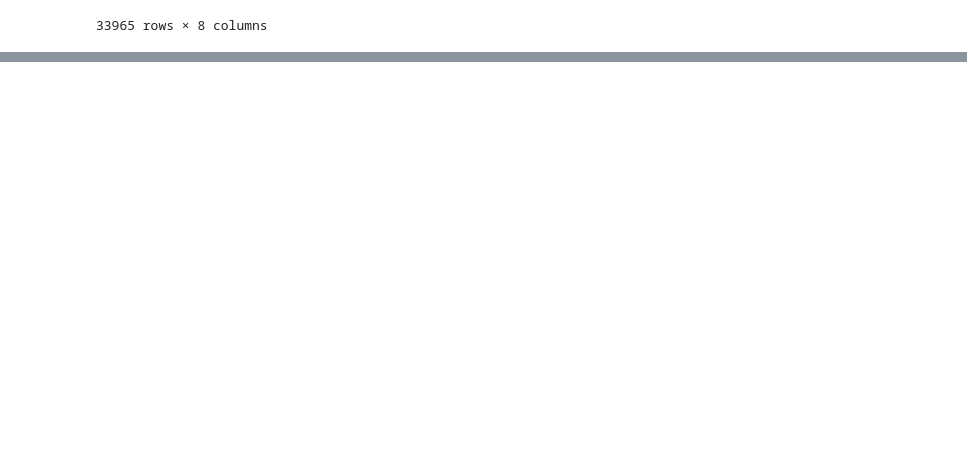
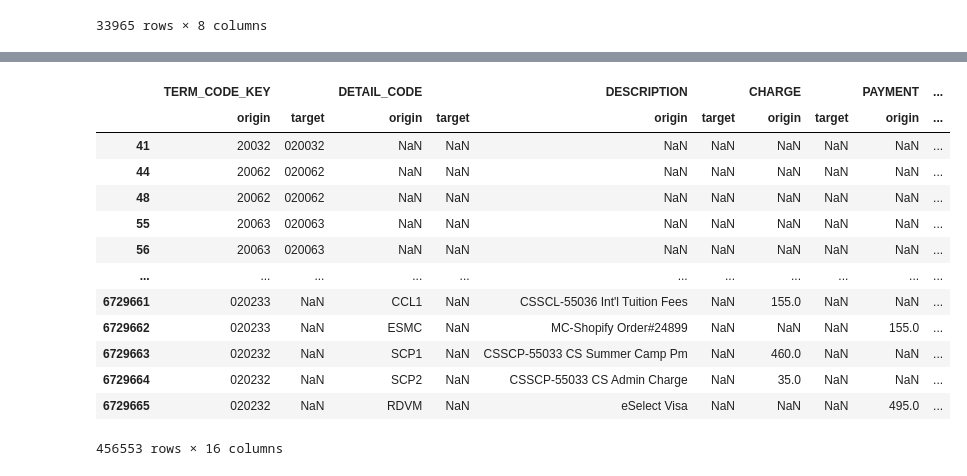
Before and after one commit to JoseTellezRendon/CRM-Validation, a Jupyter notebook: quick_test.ipynb, the cells around one changed output, grey strips where cells are left out. Saved outputs shown, nothing was run; the diff lists cells and outputs as text; code cells hidden in the pictures; blank space fills up the shorter version.

```diff
--- a/quick_test.ipynb
+++ b/quick_test.ipynb
@@ -649,0 +1233,12 @@ acad_hist_validator.origin_rows_not_in_target
+# %%
+cur_validator = Validator(baseline_filepath=baseline_filepath,
+                          validate_filepath=validate_filepath,
+                          column_mapping=column_mapping,
+                          baseline_date_cols=baseline_date_cols,
+                          validate_date_cols=validate_date_cols,
+                          col_id=col_id,
+                          baseline_encoding=baseline_encoding,
+                          validate_encoding=validate_encoding,
+                          unify_text=unify_text,
+                          text_cols=text_cols,
+                         )
@@ -649,0 +1336,17 @@ acad_hist_validator.origin_rows_not_in_target
+# %%
+cur_validator.equality_result[cur_validator.equality_result[('EFFECTIVE_DATE', 'target')].isna()]
+# %% [output]
+|  | TERM_CODE_KEY |  | DETAIL_CODE |  | DESCRIPTION |  | CHARGE |  | PAYMENT | ... |
+|  | origin | target | origin | target | origin | target | origin | target | origin | ... |
+| 41 | 20032 | 020032 | NaN | NaN | NaN | NaN | NaN | NaN | NaN | ... |
+| 44 | 20062 | 020062 | NaN | NaN | NaN | NaN | NaN | NaN | NaN | ... |
+| 48 | 20062 | 020062 | NaN | NaN | NaN | NaN | NaN | NaN | NaN | ... |
+| 55 | 20063 | 020063 | NaN | NaN | NaN | NaN | NaN | NaN | NaN | ... |
+| 56 | 20063 | 020063 | NaN | NaN | NaN | NaN | NaN | NaN | NaN | ... |
+| ... | ... | ... | ... | ... | ... | ... | ... | ... | ... | ... |
+| 6729661 | 020233 | NaN | CCL1 | NaN | CSSCL-55036 Int'l Tuition Fees | NaN | 155.0 | NaN | NaN | ... |
+| 6729662 | 020233 | NaN | ESMC | NaN | MC-Shopify Order#24899 | NaN | NaN | NaN | 155.0 | ... |
+| 6729663 | 020232 | NaN | SCP1 | NaN | CSSCP-55033 CS Summer Camp Pm | NaN | 460.0 | NaN | NaN | ... |
+| 6729664 | 020232 | NaN | SCP2 | NaN | CSSCP-55033 CS Admin Charge | NaN | 35.0 | NaN | NaN | ... |
+| 6729665 | 020232 | NaN | RDVM | NaN | eSelect Visa | NaN | NaN | NaN | 495.0 | ... |
+456553 rows × 16 columns
```
Also changed, not shown: parts of 129 cells of this notebook, 1 other file.
